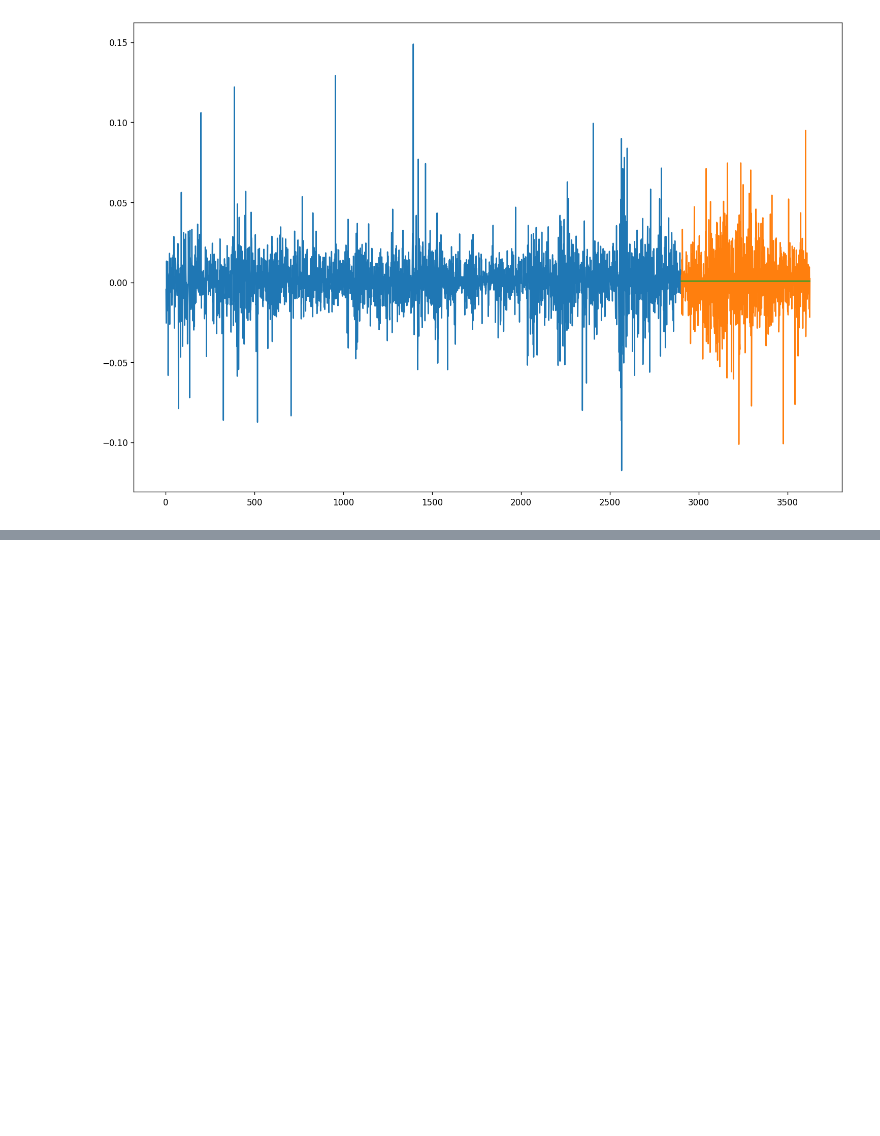
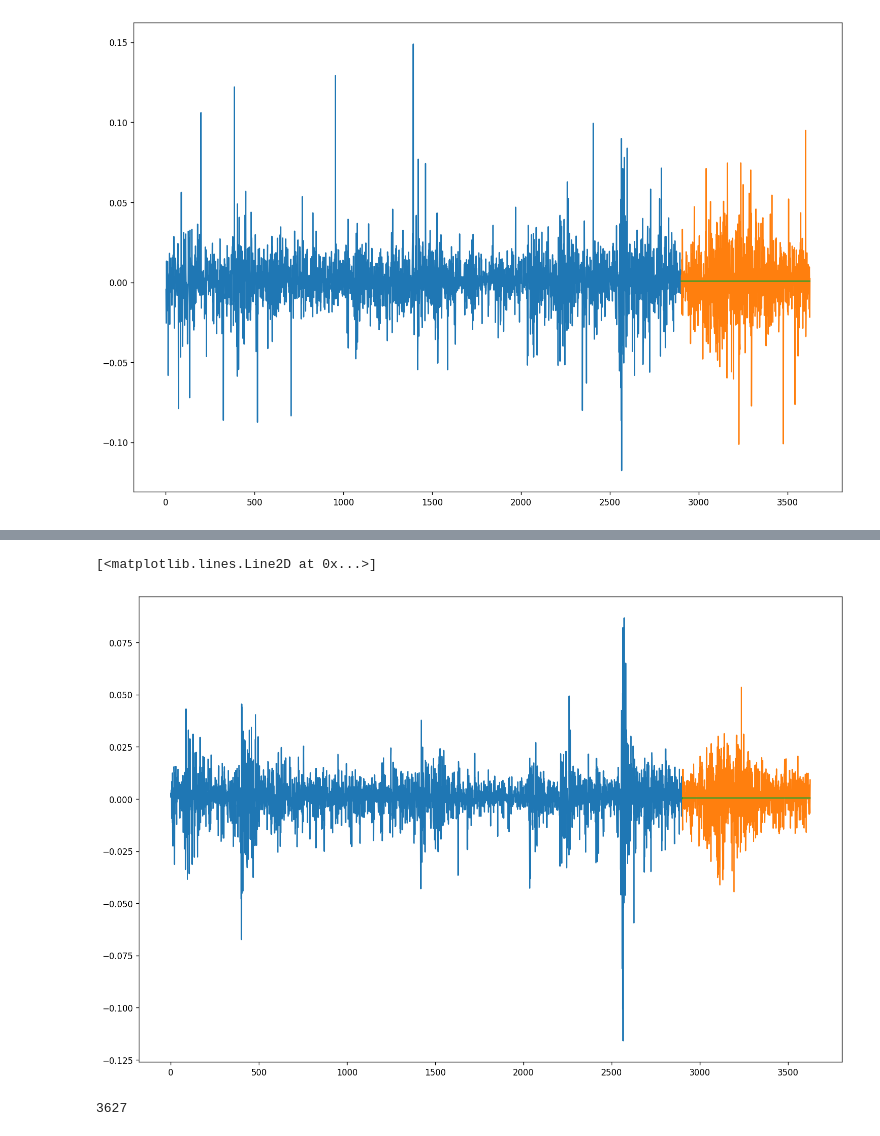
Before and after one commit to SiddharthSomani10101/Time_Series_Prediction_using_ARIMA, a Jupyter notebook: Untitled-1.ipynb, the cells around one changed output, grey strips where cells are left out. Drawn from its saved outputs; the diff is of its cells as text; code cells hidden in the pictures; blank space fills up the shorter version.

```diff
--- a/Untitled-1.ipynb
+++ b/Untitled-1.ipynb
@@ -172,5 +172,12 @@ plt.plot(fc_series, label='forecast')
 [<matplotlib.lines.Line2D at 0x...>]
 [figure]
 # %%
-model = ARIMA(SPY.Close.apply(lambda x:math.log(x)).diff().dropna(), order=(2,0,2))
+from statsmodels.tsa.arima.model  import ARIMA
+
+train_size = int(len(GOOGLE) * 0.8)
+SPY_train, SPY_test = SPY[:train_size], SPY[train_size:]
+
+model = ARIMA(SPY_train.Close.apply(lambda x:math.log(x)).diff().dropna(), order=(2,0,2))
 model_fit = model.fit()
+
+print(model_fit.summary())
@@ -176,0 +202,17 @@ model_fit = model.fit()
+# %%
+fc = model_fit.forecast(len(SPY_test))
+
+fc_series =    pd.Series(fc, index=SPY_test.index)
+
+
+plt.plot(SPY_train.Close.apply(lambda x:math.log(x)).diff().dropna(), label='training')
+plt.plot(SPY_test.Close.apply(lambda x:math.log(x)).diff().dropna(), label='actual')
+plt.plot(fc_series, label='forecast')
+# %% [output]
+[<matplotlib.lines.Line2D at 0x...>]
+[figure, added]
+# %%
+# Output - The result is that the output values are 0, we need to investigate the error further
+print(len(SPY))
+# %% [output]
+3627
```
Also changed, not shown: parts of 11 cells of this notebook.
